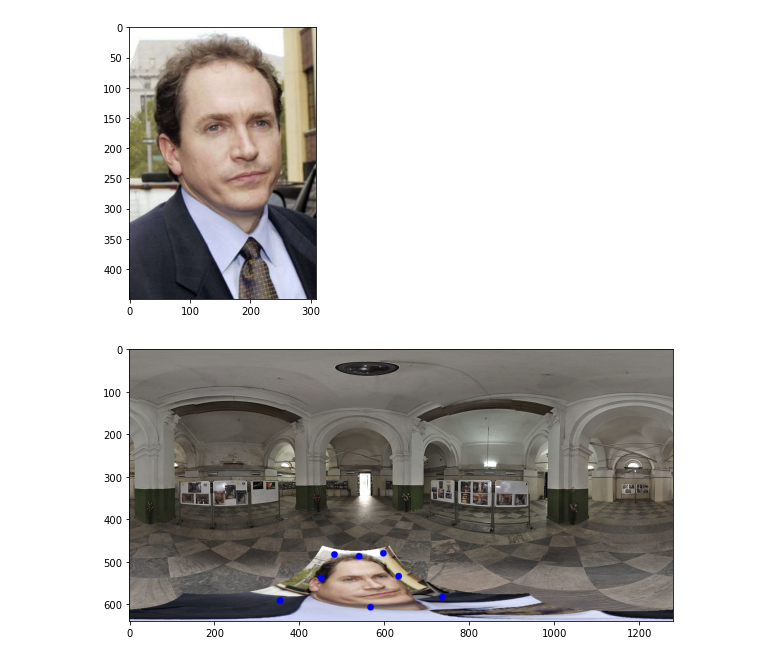
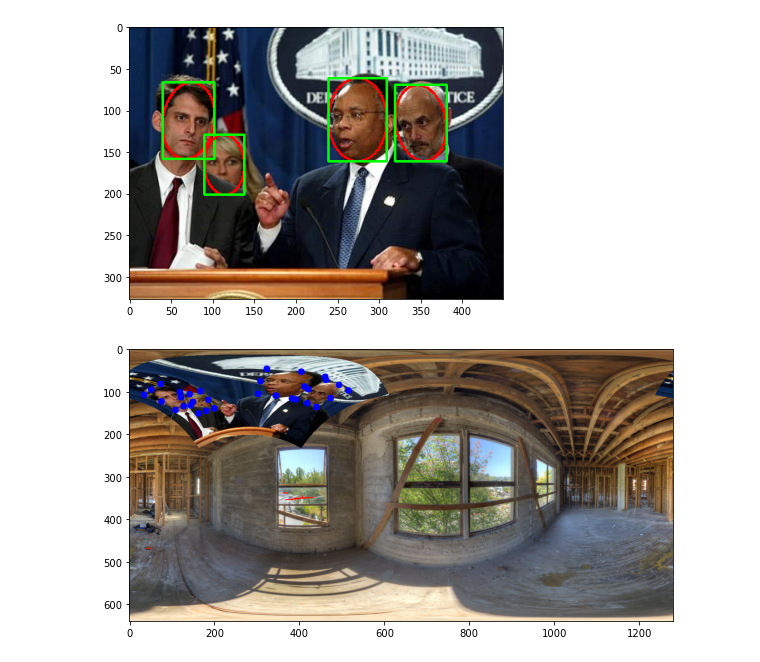
Before and after one commit to TeleMidia/faces360, a Jupyter notebook: ipynb/FDDB_reader.ipynb, the cells around one changed output. Drawn from its saved outputs; the diff is of its cells as text; code cells hidden in the pictures.

```diff
--- a/ipynb/FDDB_reader.ipynb
+++ b/ipynb/FDDB_reader.ipynb
@@ -11,12 +47,12 @@ figsize(12, 5)
 # %%
-images = read_fold("../data/FDDB-folds/FDDB-fold-01-ellipseList.txt")
+images = read_fold("../data/FDDB-folds/FDDB-fold-10-ellipseList.txt")
 # %%
-image = draw_image(images[210], draw_faces = False)
+image = draw_image(images[218], draw_faces = True)
 
 plt.imshow(cv2.cvtColor(image, cv2.COLOR_BGR2RGB))
 plt.show()
 # %% [output]
-[figure, old version]
+[figure, new version]
 # %%
 def project_fddb_to_equi(image_data, back, phi, theta, r_h = 1):
 
@@ -37,8 +78,8 @@ def project_fddb_to_equi(image_data, back, phi, theta, r_h = 1):
 
     return projected
 # %%
-back = cv2.imread("C:/Users/paulo/Pictures/test_faces/equi_images/image (11).JPG", cv2.IMREAD_COLOR)
+back = cv2.imread("C:/Users/paulo/Pictures/test_faces/equi_images/image (9).JPG", cv2.IMREAD_COLOR)
 
-proj = project_fddb_to_equi(images[210], back, np.radians(70), np.radians(30))
+proj = project_fddb_to_equi(images[218], back, np.radians(-60), np.radians(100))
 # %% [output]
-[figure, old version]
+[figure, new version]
```
Also changed, not shown: parts of 6 cells of this notebook, 3 other files.
